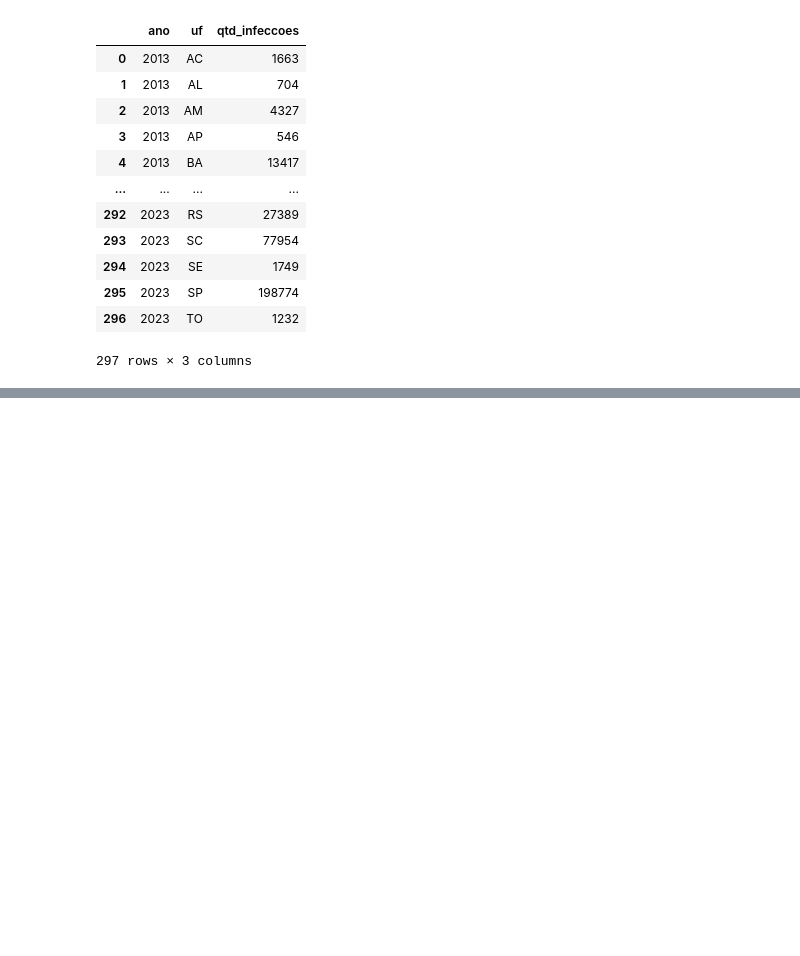
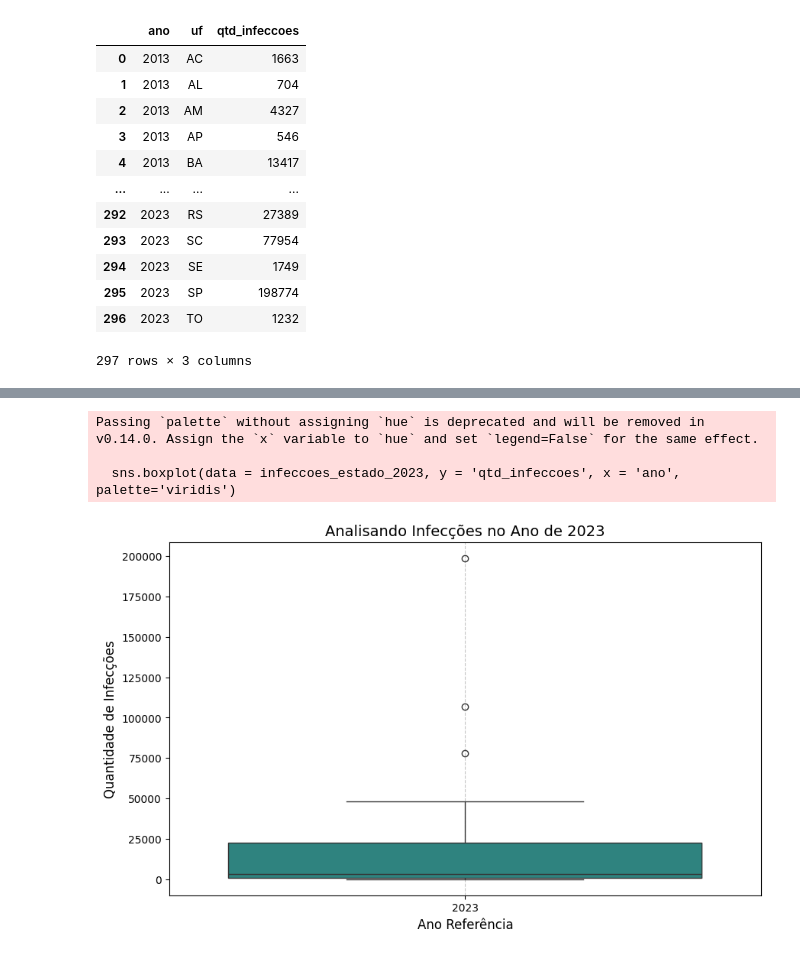
Before and after one commit to LuFeMa33/Codes_FIAP, a Jupyter notebook: Dengue_Brasil.ipynb, the cells around one changed output, grey strips where cells are left out. Drawn from its saved outputs; the diff is of its cells as text; code cells hidden in the pictures; blank space fills up the shorter version.

```diff
--- a/Dengue_Brasil.ipynb
+++ b/Dengue_Brasil.ipynb
@@ -173,0 +210,3 @@ infeccoes_estado
+# %%
+# olhando os dados filtrando o ano de 2023
+infeccoes_estado_2023 = infeccoes_estado[infeccoes_estado['ano'] == 2023]
@@ -173,0 +246,14 @@ infeccoes_estado
+# %%
+# gerando gráfico com o ano filtrando em 2023
+plt.figure(figsize= (10,6))
+sns.boxplot(data = infeccoes_estado_2023, y = 'qtd_infeccoes', x = 'ano', palette='viridis')
+plt.title('Analisando Infecções no Ano de 2023', fontsize = 14)
+plt.ylabel('Quantidade de Infecções', fontsize = 12)
+plt.xlabel('Ano Referência', fontsize = 12)
+plt.grid(axis = 'x', linestyle = '--', alpha = 0.7)
+plt.show()
+# %% [output]
+Passing `palette` without assigning `hue` is deprecated and will be removed in v0.14.0. Assign the `x` variable to `hue` and set `legend=False` for the same effect.
+
+  sns.boxplot(data = infeccoes_estado_2023, y = 'qtd_infeccoes', x = 'ano', palette='viridis')
+[figure, added]
```
Also changed, not shown: parts of 11 cells of this notebook.
